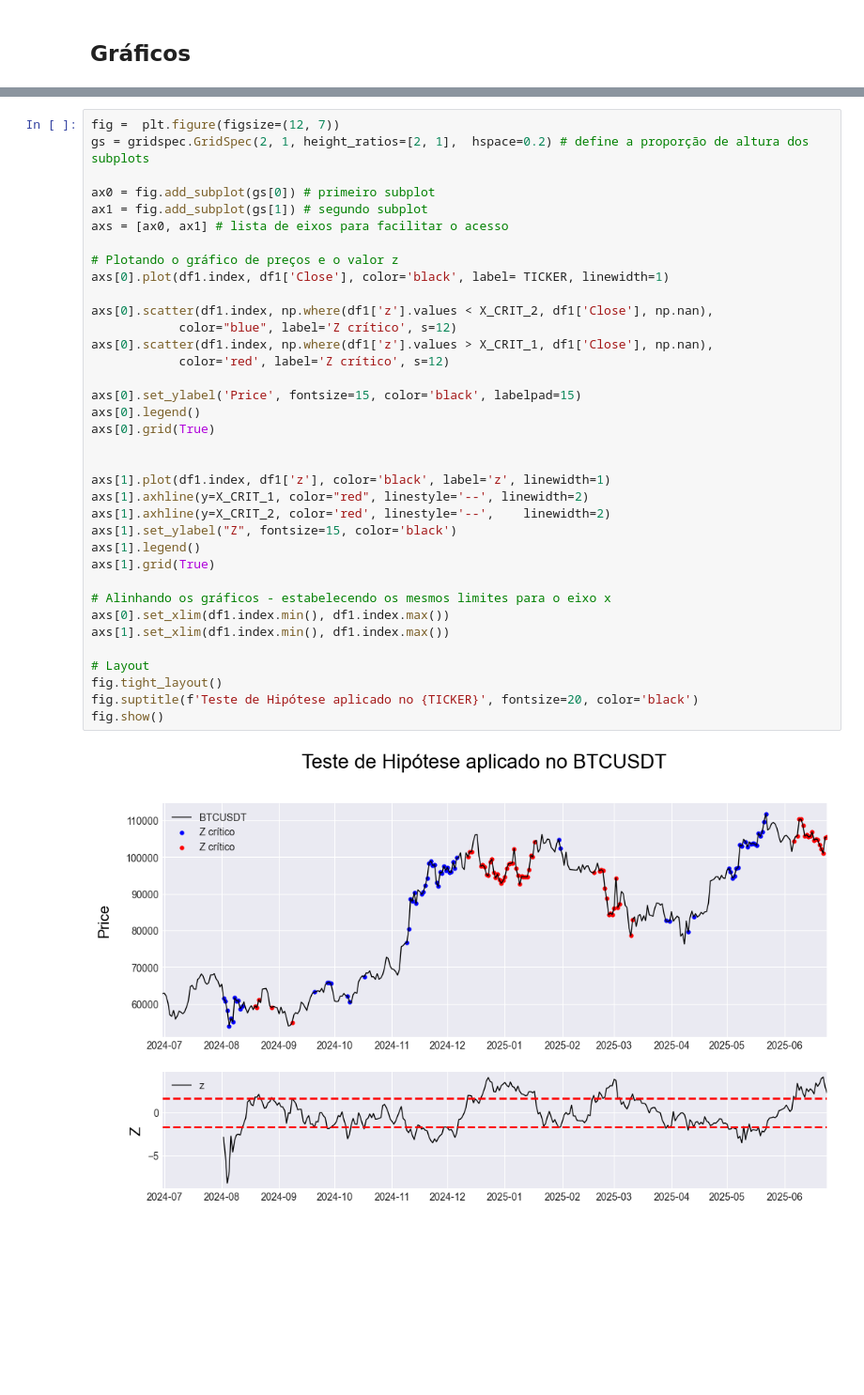
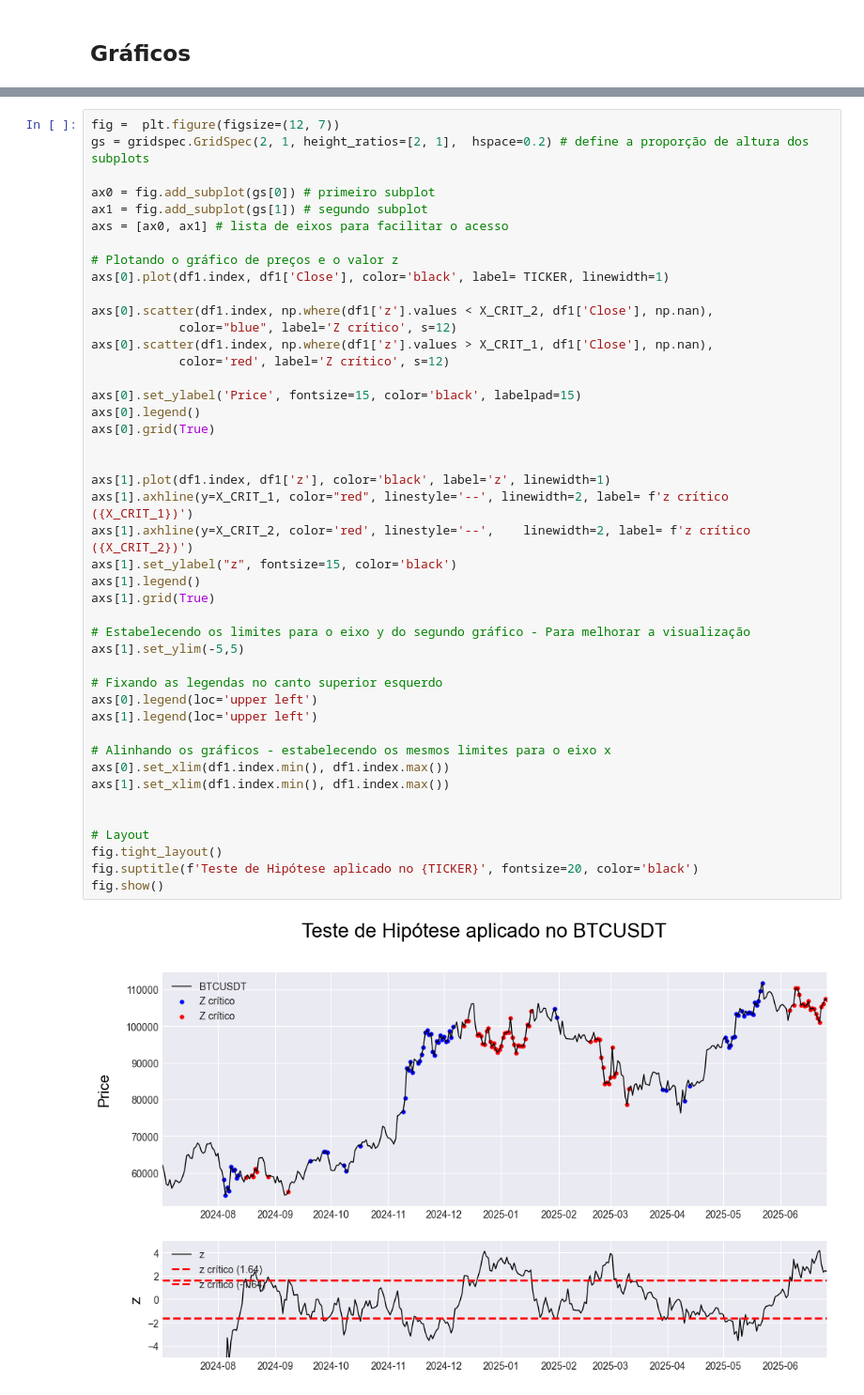
Before and after one commit to marcoswell/Python-Quantitative-Finance, a Jupyter notebook: teste_de_hipotese.ipynb, the cells around one changed output, grey strips where cells are left out. Shown at 94% size. Cells and saved outputs as stored; diff of their text form; blank space fills up the shorter version.

Commit message:
ajuste do segundo gráfico

```diff
--- a/teste_de_hipotese.ipynb
+++ b/teste_de_hipotese.ipynb
@@ -178,34 +176,42 @@ gs = gridspec.GridSpec(2, 1, height_ratios=[2, 1],  hspace=0.2) # define a propo
 ax0 = fig.add_subplot(gs[0]) # primeiro subplot
 ax1 = fig.add_subplot(gs[1]) # segundo subplot
 axs = [ax0, ax1] # lista de eixos para facilitar o acesso
 
 # Plotando o gráfico de preços e o valor z
 axs[0].plot(df1.index, df1['Close'], color='black', label= TICKER, linewidth=1)
 
 axs[0].scatter(df1.index, np.where(df1['z'].values < X_CRIT_2, df1['Close'], np.nan),
             color="blue", label='Z crítico', s=12)
 axs[0].scatter(df1.index, np.where(df1['z'].values > X_CRIT_1, df1['Close'], np.nan),
             color='red', label='Z crítico', s=12)
 
 axs[0].set_ylabel('Price', fontsize=15, color='black', labelpad=15)
 axs[0].legend()
 axs[0].grid(True)
 
 
 axs[1].plot(df1.index, df1['z'], color='black', label='z', linewidth=1)
-axs[1].axhline(y=X_CRIT_1, color="red", linestyle='--', linewidth=2)
-axs[1].axhline(y=X_CRIT_2, color='red', linestyle='--',    linewidth=2)
-axs[1].set_ylabel("Z", fontsize=15, color='black')
+axs[1].axhline(y=X_CRIT_1, color="red", linestyle='--', linewidth=2, label= f'z crítico ({X_CRIT_1})')
+axs[1].axhline(y=X_CRIT_2, color='red', linestyle='--',    linewidth=2, label= f'z crítico ({X_CRIT_2})')
+axs[1].set_ylabel("z", fontsize=15, color='black')
 axs[1].legend()
 axs[1].grid(True)
+
+# Estabelecendo os limites para o eixo y do segundo gráfico - Para melhorar a visualização
+axs[1].set_ylim(-5,5)
+
+# Fixando as legendas no canto superior esquerdo
+axs[0].legend(loc='upper left')
+axs[1].legend(loc='upper left')
 
 # Alinhando os gráficos - estabelecendo os mesmos limites para o eixo x
 axs[0].set_xlim(df1.index.min(), df1.index.max())
 axs[1].set_xlim(df1.index.min(), df1.index.max())
 
+
 # Layout
 fig.tight_layout()
 fig.suptitle(f'Teste de Hipótese aplicado no {TICKER}', fontsize=20, color='black')
 fig.show()
 # %% [output]
-[figure, old version]
+[figure, new version]
```
Also changed, not shown: parts of 5 cells of this notebook.
